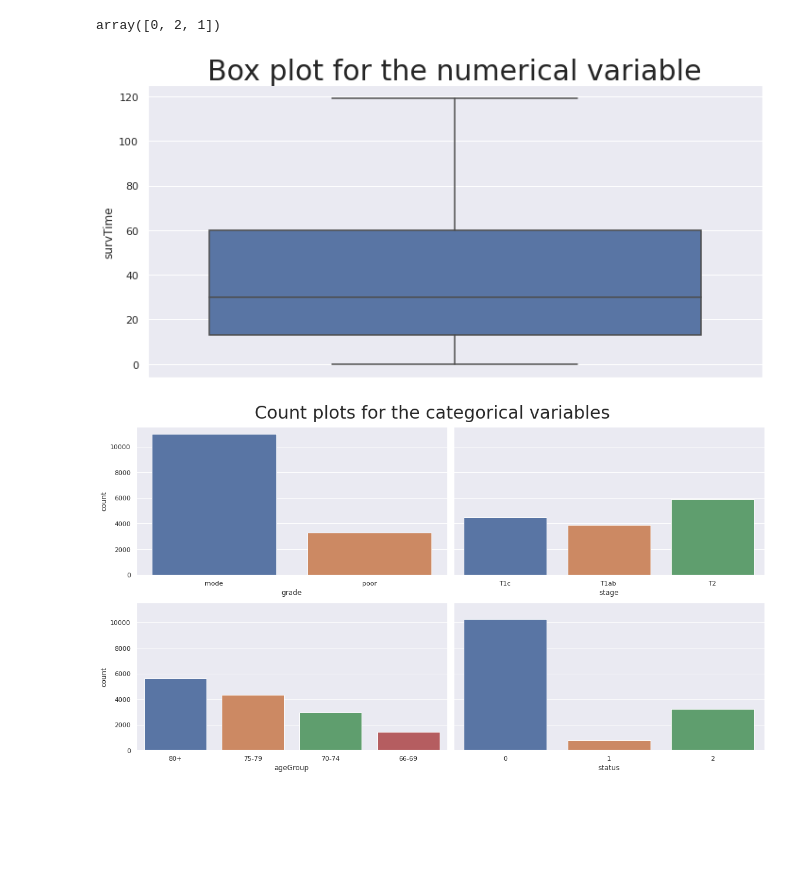
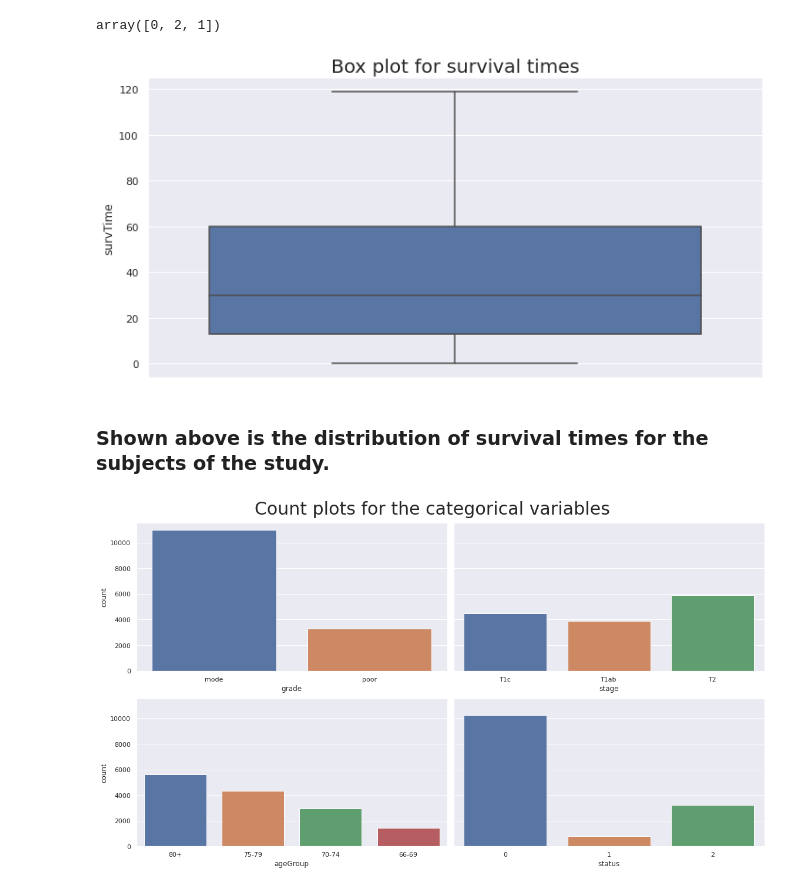
Before and after one commit to David-Kuralt/David_Kuralt_projects, a Jupyter notebook: assignment7.ipynb, the cells around one changed output. Saved outputs shown, nothing was run; the diff lists cells and outputs as text; code cells hidden in the pictures; blank space fills up the shorter version.

```diff
--- a/assignment7.ipynb
+++ b/assignment7.ipynb
@@ -308,10 +322,12 @@ array([0, 2, 1])
 # %%
 fig, ax = plt.subplots(figsize=(10,5))
 sns.boxplot(y="survTime", data=prostate)
-ax.set_title("Box plot for the numerical variable", size=30)
+ax.set_title("Box plot for survival times", size=20)
 plt.tight_layout()
 # %% [output]
-[figure, old version]
+[figure, new version]
+# %% [markdown]
+### Shown above is the distribution of survival times for the subjects of the study.
 # %%
 fig, ax = plt.subplots(2, 2, figsize=(16,9), sharey=True)
 fig.suptitle("Count plots for the categorical variables", size=30)
```
Also changed, not shown: parts of 36 cells of this notebook.
